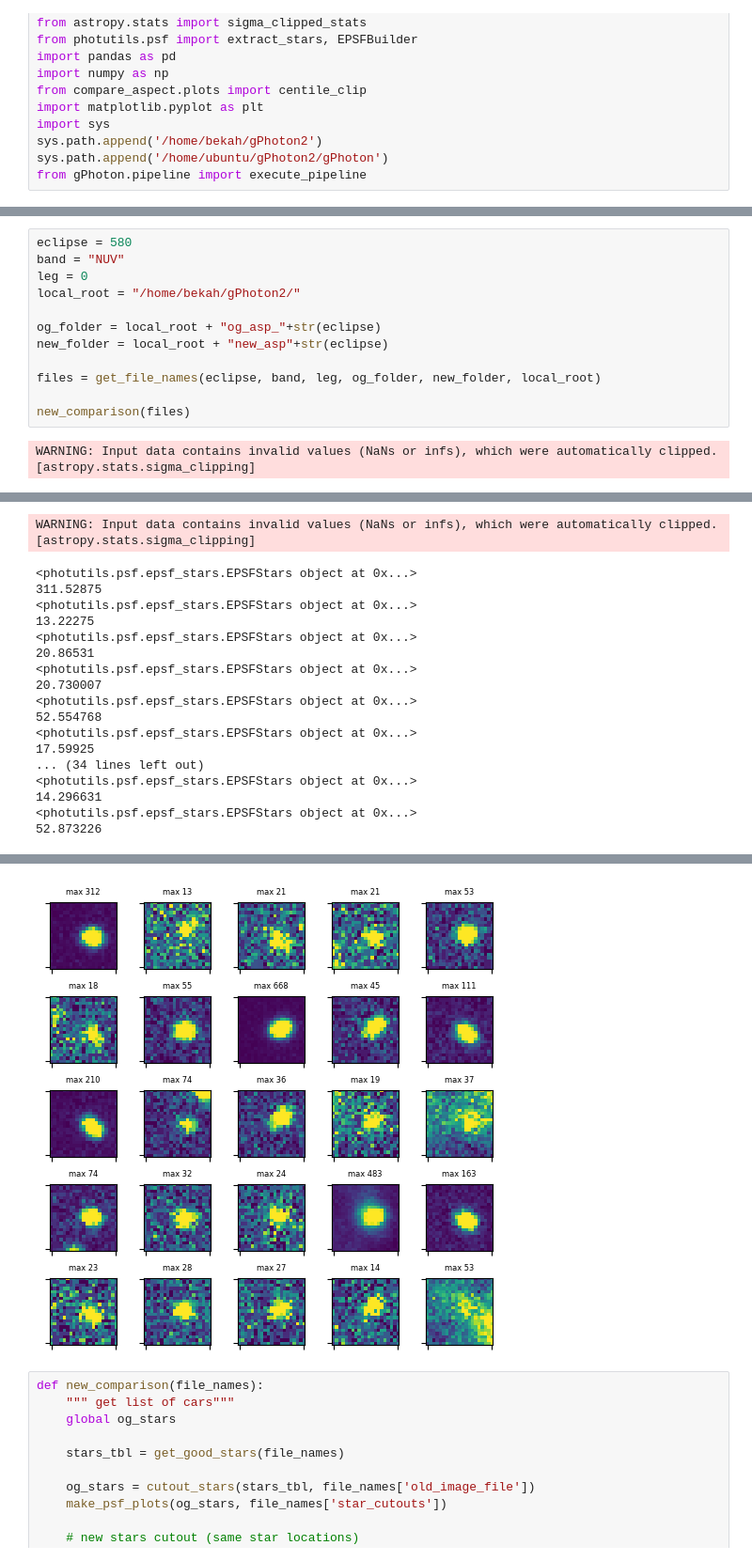
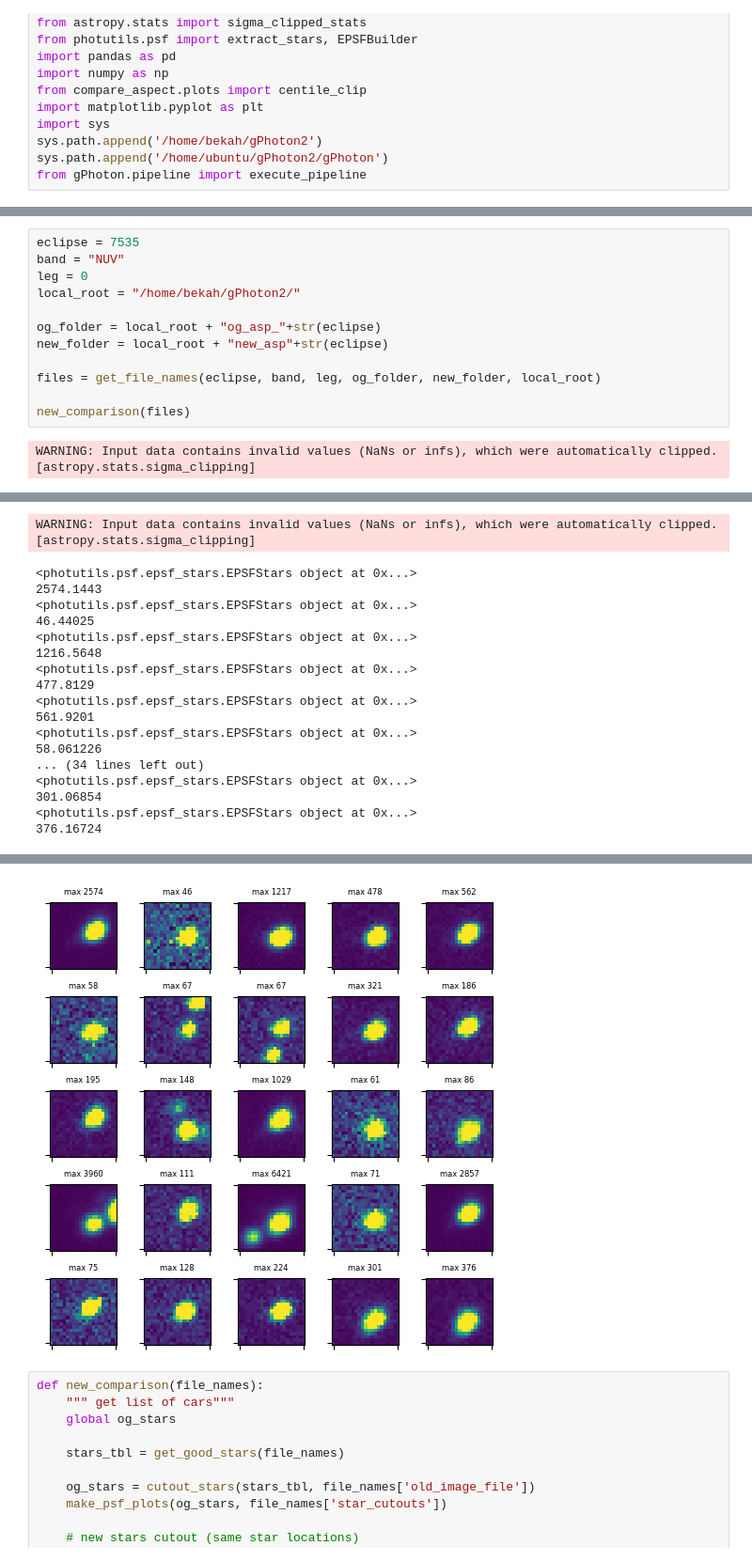
Before and after one commit to MillionConcepts/glcat, a Jupyter notebook: quality checking methods.ipynb, the cells around one changed output, grey strips where cells are left out. Shown at 94% size. Drawn from its saved outputs; the diff is of its cells as text.

```diff
--- a/quality checking methods.ipynb
+++ b/quality checking methods.ipynb
@@ -20,5 +73,5 @@ from gPhoton.pipeline import execute_pipeline
 # %%
-eclipse = 580
+eclipse = 7535
 band = "NUV"
 leg = 0
 local_root = "/home/bekah/gPhoton2/"
@@ -51,18 +104,18 @@ WARNING: Input data contains invalid values (NaNs or infs), which were automatic
 WARNING: Input data contains invalid values (NaNs or infs), which were automatically clipped. [astropy.stats.sigma_clipping]
 <photutils.psf.epsf_stars.EPSFStars object at 0x...>
-311.52875
+2574.1443
 <photutils.psf.epsf_stars.EPSFStars object at 0x...>
-13.22275
+46.44025
 <photutils.psf.epsf_stars.EPSFStars object at 0x...>
-20.86531
+1216.5648
 <photutils.psf.epsf_stars.EPSFStars object at 0x...>
-20.730007
+477.8129
 <photutils.psf.epsf_stars.EPSFStars object at 0x...>
-52.554768
+561.9201
 <photutils.psf.epsf_stars.EPSFStars object at 0x...>
-17.59925
+58.061226
 ... (34 lines left out)
 <photutils.psf.epsf_stars.EPSFStars object at 0x...>
-14.296631
+301.06854
 <photutils.psf.epsf_stars.EPSFStars object at 0x...>
-52.873226
+376.16724
@@ -70,4 +123,4 @@ WARNING: Input data contains invalid values (NaNs or infs), which were automatic
-[figure, old version]
+[figure, new version]
 # %%
 def new_comparison(file_names):
     """ get list of cars"""
```
Also changed, not shown: parts of 3 cells of this notebook.
